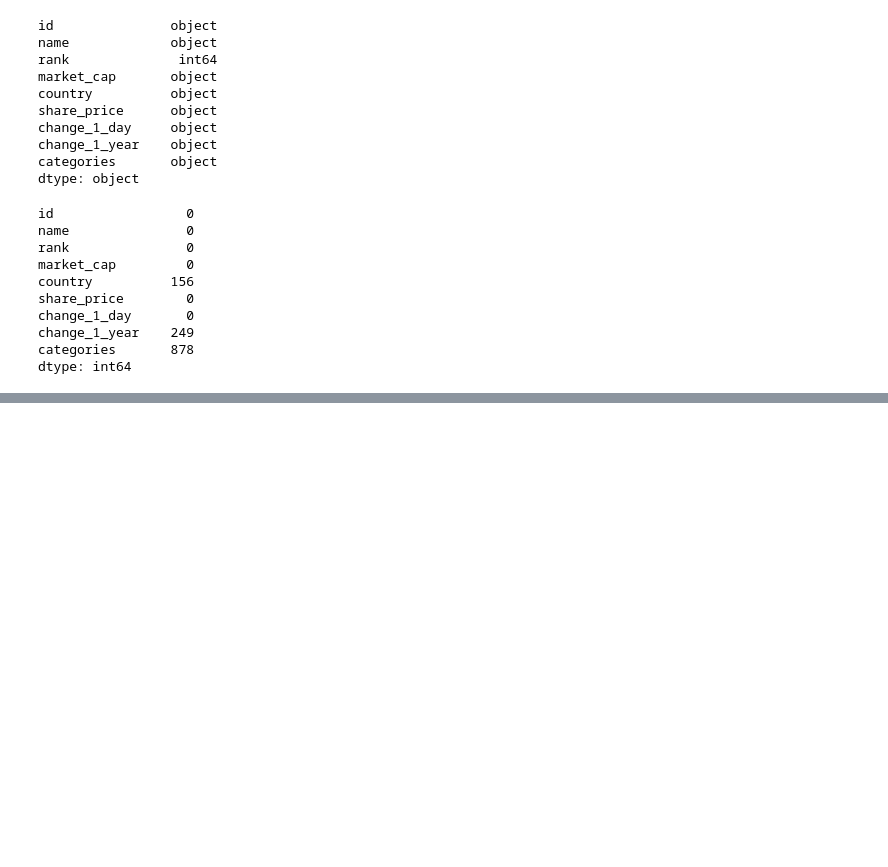
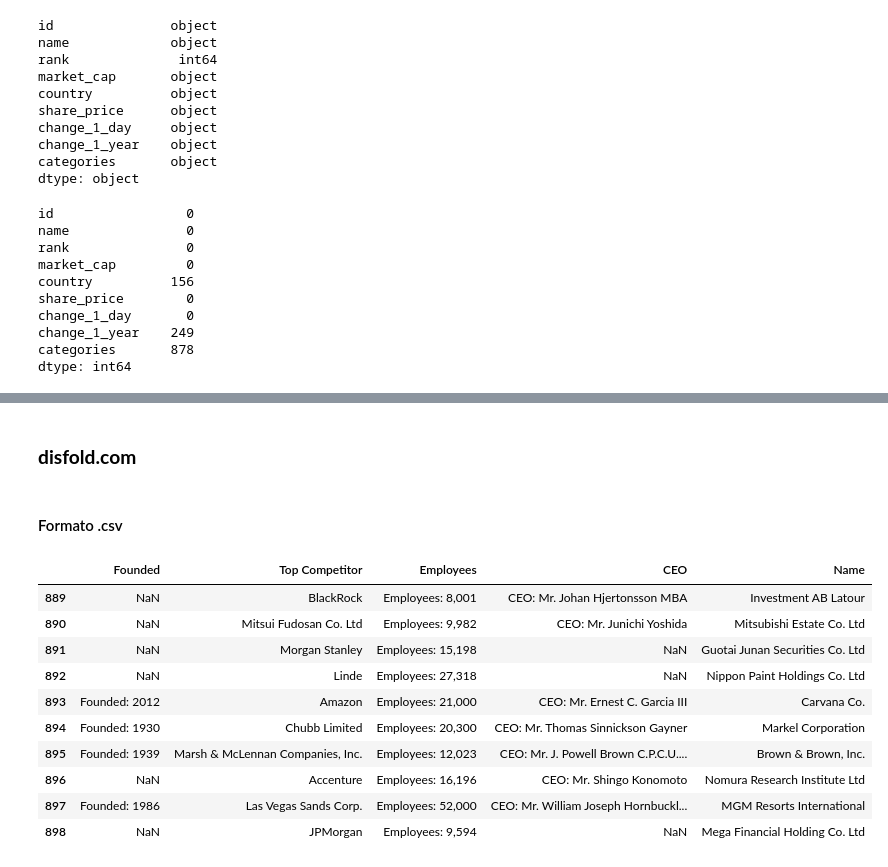
Before and after one commit to Elisabetta99/IDD_HW8, a Jupyter notebook: analisiDataset.ipynb, the cells around one changed output, grey strips where cells are left out. Drawn from its saved outputs; the diff is of its cells as text; code cells hidden in the pictures; blank space fills up the shorter version.

```diff
--- a/analisiDataset.ipynb
+++ b/analisiDataset.ipynb
@@ -218,0 +780,19 @@ dtype: int64
+# %% [markdown]
+### **disfold.com**
+# %% [markdown]
+#### Formato .csv
+# %%
+dis1 = pd.read_csv("de-sources-2022-2023/disfold.com/disfold.csv")
+dis1.tail(10)
+# %% [output]
+|  | Founded | Top Competitor | Employees | CEO | Name |
+| 889 | NaN | BlackRock | Employees: 8,001 | CEO: Mr. Johan Hjertonsson MBA | Investment AB Latour |
+| 890 | NaN | Mitsui Fudosan Co. Ltd | Employees: 9,982 | CEO: Mr. Junichi Yoshida | Mitsubishi Estate Co. Ltd |
+| 891 | NaN | Morgan Stanley | Employees: 15,198 | NaN | Guotai Junan Securities Co. Ltd |
+| 892 | NaN | Linde | Employees: 27,318 | NaN | Nippon Paint Holdings Co. Ltd |
+| 893 | Founded: 2012 | Amazon | Employees: 21,000 | CEO: Mr. Ernest C. Garcia III | Carvana Co. |
+| 894 | Founded: 1930 | Chubb Limited | Employees: 20,300 | CEO: Mr. Thomas Sinnickson Gayner | Markel Corporation |
+| 895 | Founded: 1939 | Marsh & McLennan Companies, Inc. | Employees: 12,023 | CEO: Mr. J. Powell Brown C.P.C.U.... | Brown & Brown, Inc. |
+| 896 | NaN | Accenture | Employees: 16,196 | CEO: Mr. Shingo Konomoto | Nomura Research Institute Ltd |
+| 897 | Founded: 1986 | Las Vegas Sands Corp. | Employees: 52,000 | CEO: Mr. William Joseph Hornbuckl... | MGM Resorts International |
+| 898 | NaN | JPMorgan | Employees: 9,594 | NaN | Mega Financial Holding Co. Ltd |
```
Also changed, not shown: parts of 116 cells of this notebook.
